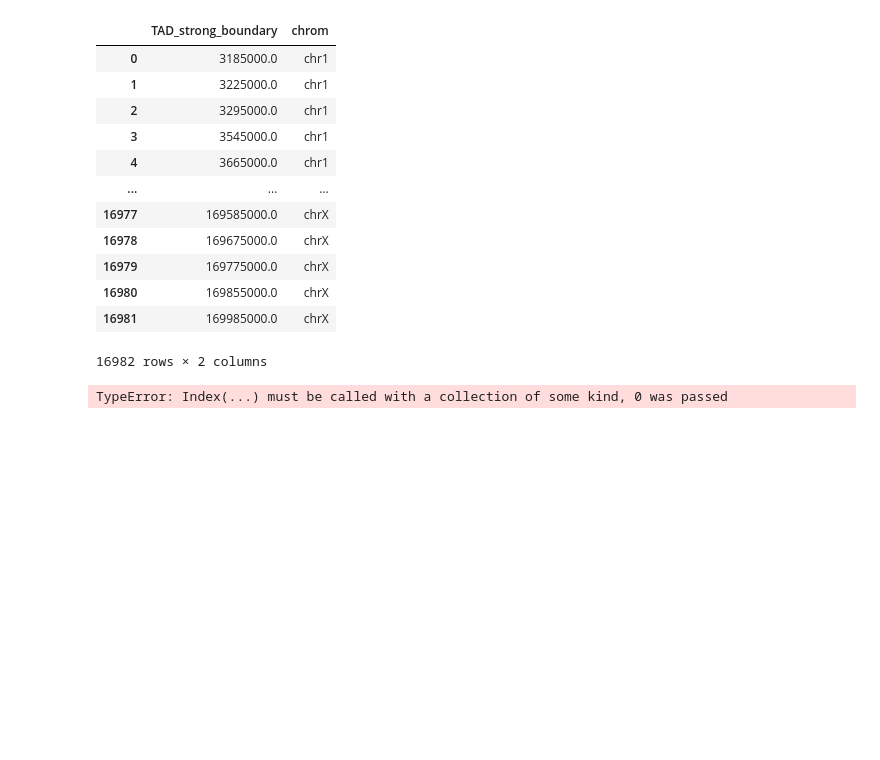
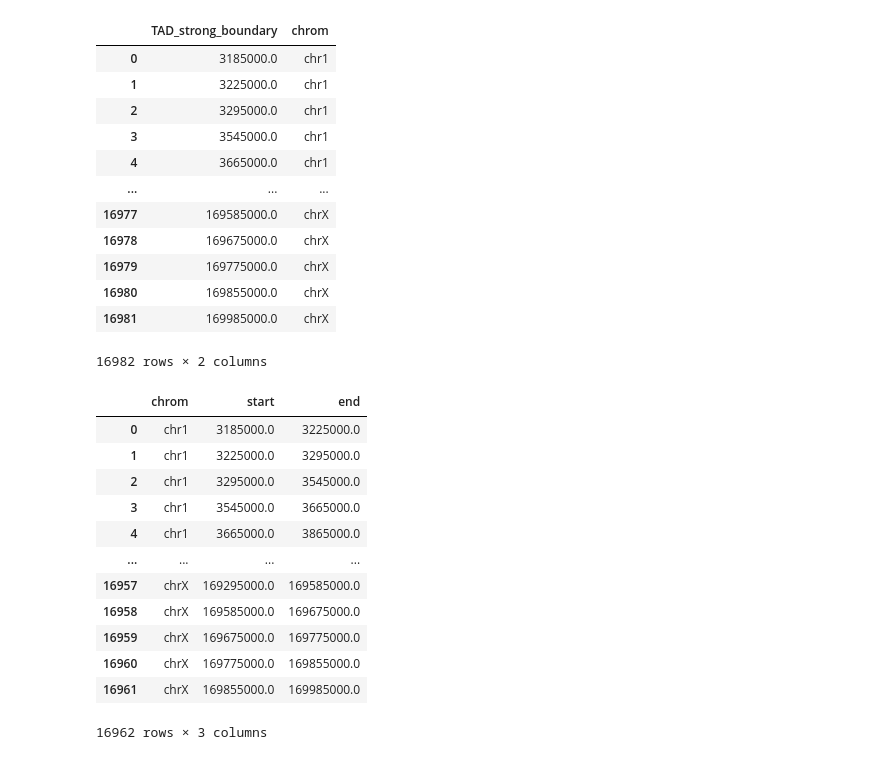
Before and after one commit to RenhaoL/HST508_Fall2022_final_project, a Jupyter notebook: codes/20221116_insulation_boundaries.ipynb, the cells around one changed output. Drawn from its saved outputs; the diff is of its cells as text; code cells hidden in the pictures; blank space fills up the shorter version.

```diff
--- a/codes/20221116_insulation_boundaries.ipynb
+++ b/codes/20221116_insulation_boundaries.ipynb
@@ -603,14 +593,26 @@ final_TAD_boundary_df
 # %%
 final_TAD_boundary_start_end_df = pd.DataFrame(columns=["chrom", "start", "end"])
 
 for ind in final_TAD_boundary_df.index:
     chrom_value = final_TAD_boundary_df['chrom'][ind]
-    if ind != max(final_TAD_boundary_df.index):
+    if ind != max(final_TAD_boundary_df.index) and final_TAD_boundary_df["chrom"][ind] == final_TAD_boundary_df["chrom"][ind+1]:
         start_pos = final_TAD_boundary_df['TAD_strong_boundary'][ind]
         end_pos = final_TAD_boundary_df['TAD_strong_boundary'][ind+1]
+        temp_df = pd.DataFrame({"chrom":chrom_value, "start":start_pos, "end":end_pos}, index=["0"])
+        final_TAD_boundary_start_end_df = pd.concat([final_TAD_boundary_start_end_df,temp_df], ignore_index=True)
 
-    temp_df = pd.DataFrame({"chrom":chrom_value, "start":start_pos, "end":end_pos}, index=["0"])
-    final_TAD_boundary_start_end_df = pd.concat([final_TAD_boundary_start_end_df,temp_df], ignore_index=True)
 final_TAD_boundary_start_end_df
 # %% [output]
+|  | chrom | start | end |
+| 0 | chr1 | 3185000.0 | 3225000.0 |
+| 1 | chr1 | 3225000.0 | 3295000.0 |
+| 2 | chr1 | 3295000.0 | 3545000.0 |
+| 3 | chr1 | 3545000.0 | 3665000.0 |
+| 4 | chr1 | 3665000.0 | 3865000.0 |
+| ... | ... | ... | ... |
+| 16957 | chrX | 169295000.0 | 169585000.0 |
+| 16958 | chrX | 169585000.0 | 169675000.0 |
+| 16959 | chrX | 169675000.0 | 169775000.0 |
+| 16960 | chrX | 169775000.0 | 169855000.0 |
+| 16961 | chrX | 169855000.0 | 169985000.0 |
-TypeError: Index(...) must be called with a collection of some kind, 0 was passed
+16962 rows × 3 columns
```
Also changed, not shown: parts of 13 cells of this notebook, 1 other file.
